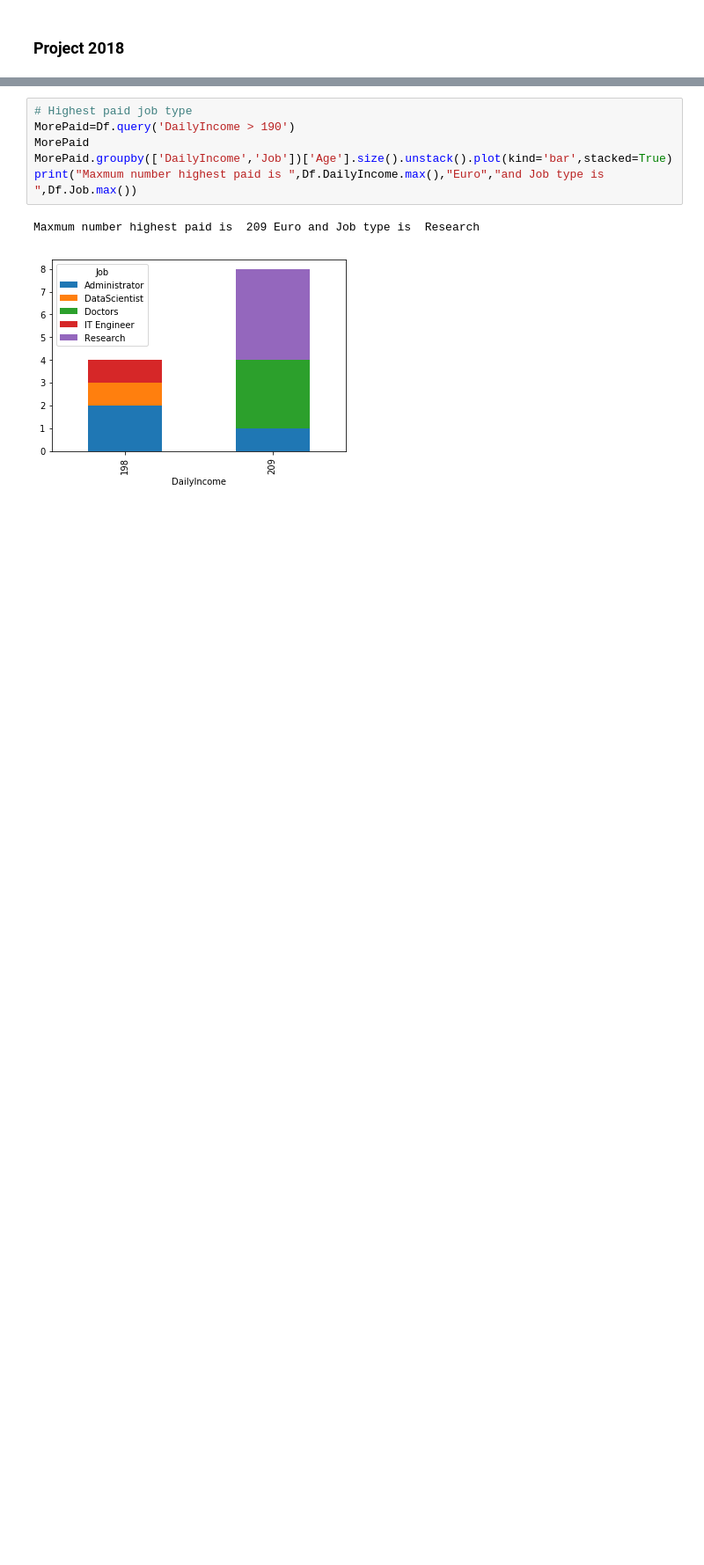
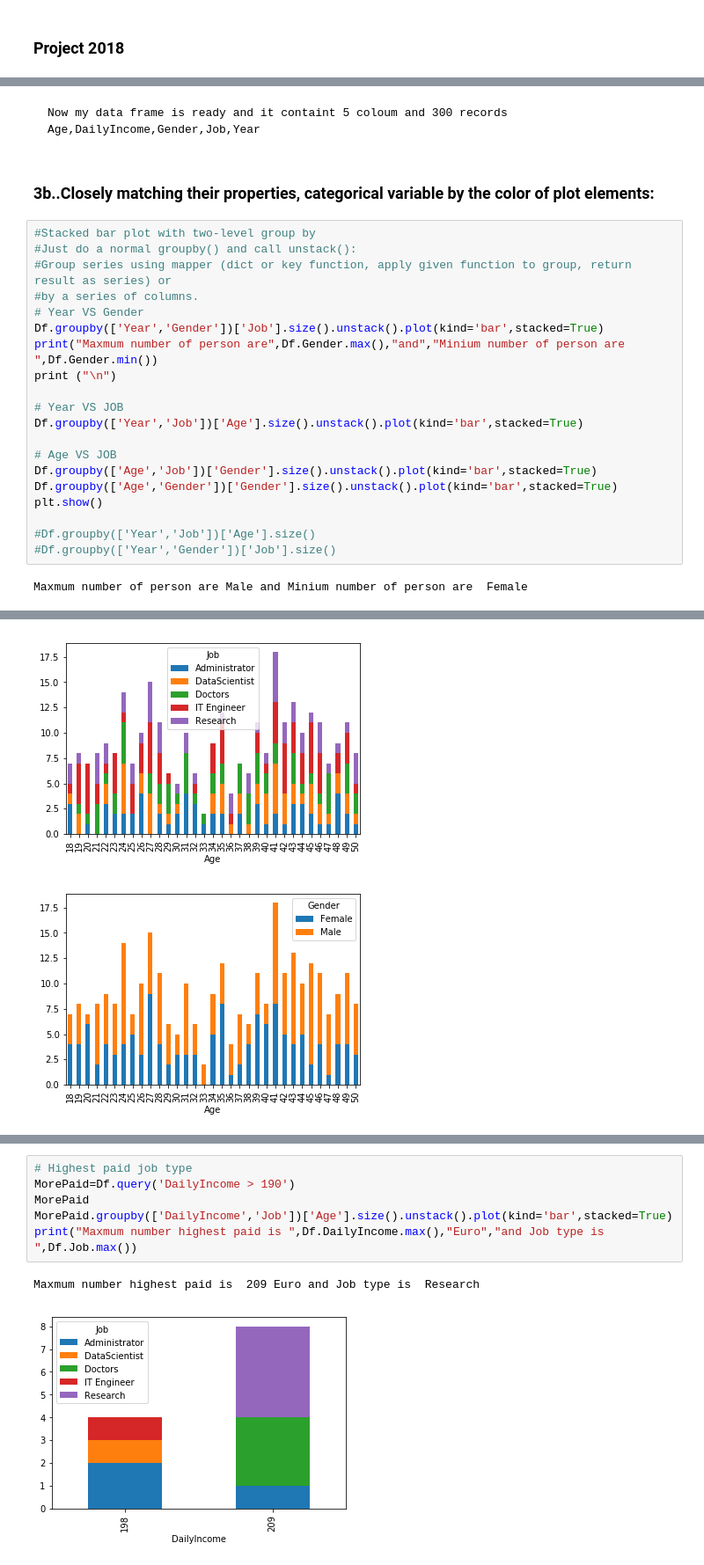
Before and after one commit to G00364769/Project_Programming-for-Data-Analysis, a Jupyter notebook: Project.ipynb, the cells around one changed output, grey strips where cells are left out. Shown: that part at 88% size. Cells and saved outputs as stored; diff of their text form; blank space fills up the shorter version.

```diff
--- a/Project.ipynb
+++ b/Project.ipynb
@@ -201,0 +141,26 @@ I am going to check how many are getting highets Paid.
+# %% [markdown]
+    Now my data frame is ready and it containt 5 coloum and 300 records Age,DailyIncome,Gender,Job,Year
+# %% [markdown]
+### 3b..Closely matching their properties, categorical variable by the color of plot elements:
+# %%
+#Stacked bar plot with two-level group by
+#Just do a normal groupby() and call unstack():
+#Group series using mapper (dict or key function, apply given function to group, return result as series) or
+#by a series of columns.
+# Year VS Gender
+Df.groupby(['Year','Gender'])['Job'].size().unstack().plot(kind='bar',stacked=True)
+print("Maxmum number of person are",Df.Gender.max(),"and","Minium number of person are ",Df.Gender.min())
+print ("\n")
+
+# Year VS JOB
+Df.groupby(['Year','Job'])['Age'].size().unstack().plot(kind='bar',stacked=True)
+
+# Age VS JOB
+Df.groupby(['Age','Job'])['Gender'].size().unstack().plot(kind='bar',stacked=True)
+Df.groupby(['Age','Gender'])['Gender'].size().unstack().plot(kind='bar',stacked=True)
+plt.show()
+
+#Df.groupby(['Year','Job'])['Age'].size()
+#Df.groupby(['Year','Gender'])['Job'].size()
+# %% [output]
+Maxmum number of person are Male and Minium number of person are  Female
@@ -201,0 +169,2 @@ I am going to check how many are getting highets Paid.
+[figure, added]
+[figure, added]
```
Also changed, not shown: parts of 58 cells of this notebook.
